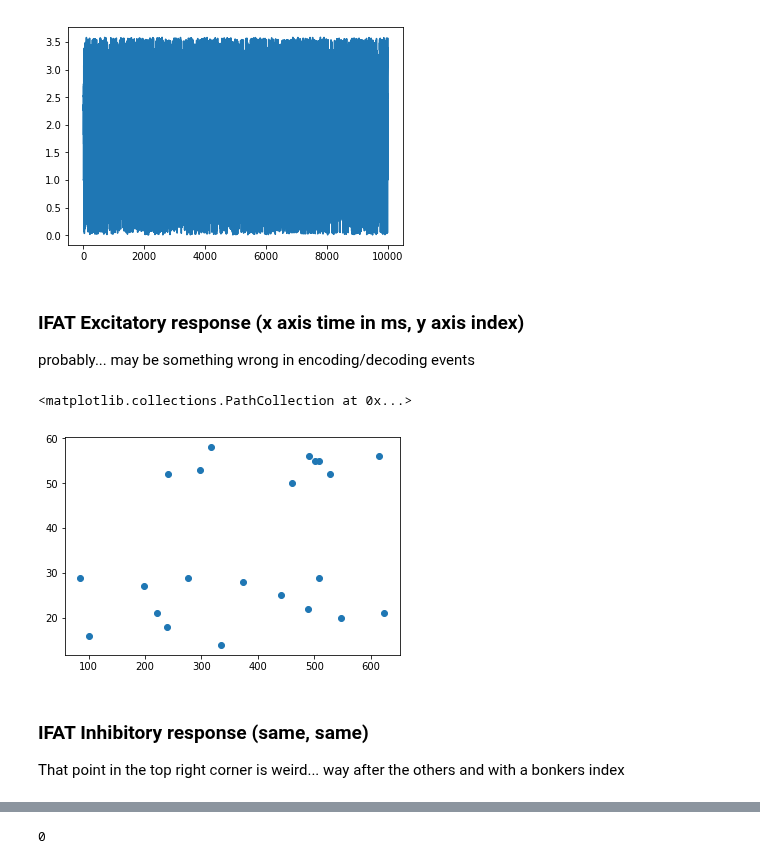
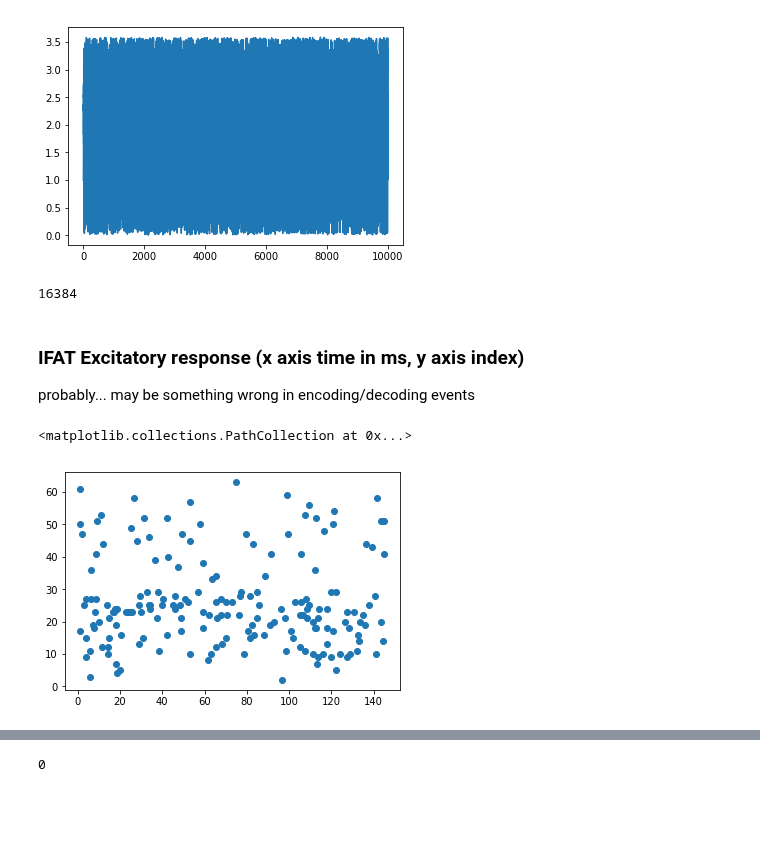
Before and after one commit to acellon/ifat-py, a Jupyter notebook: iscas-ifat.ipynb, the cells around one changed output, grey strips where cells are left out. Cells and saved outputs as stored; diff of their text form; code cells hidden in the pictures; blank space fills up the shorter version.

```diff
--- a/iscas-ifat.ipynb
+++ b/iscas-ifat.ipynb
@@ -404,6 +404,10 @@ def make_event(index, addr_x, wm, em_sel, wt=0, chip_sel=1, thr_switch=0, debug=
         print(format(out_event, '032b'))
 
     return out_event;
+# %%
+2<<13
+# %% [output]
+16384
 # %%
 def read_ifat_spikes(file, runtime, dt):
     dt = dt/second
@@ -420,7 +424,7 @@ def read_ifat_spikes(file, runtime, dt):
             if idx == 0:
                 offset_lo = int(count_lo)
             neuron = int(row)*30 + int(col)
-            time = dt*(((1<<13)-1)*int(count_hi) + int(count_lo) - offset_lo)
+            time = dt*(((1<<13)-1)*int(count_hi) + int(count_lo))# - offset_lo)
 
             if int(addrx):
                 inh_sp.append(neuron)
@@ -430,15 +434,13 @@ def read_ifat_spikes(file, runtime, dt):
                 exc_t.append(time)
     return asarray(exc_sp), asarray(exc_t), asarray(inh_sp), asarray(inh_t)
 # %%
-exc_sp, exc_t, inh_sp, inh_t = read_ifat_spikes('ifat_spikes (2).txt',300*ms,10*us)
+exc_sp, exc_t, inh_sp, inh_t = read_ifat_spikes('ifat_spikes_1037am.txt',300*ms,20*us)
 # %% [markdown]
 ### IFAT Excitatory response (x axis time in ms, y axis index)
 probably... may be something wrong in encoding/decoding events
 # %%
-scatter(exc_t*second/ms, exc_sp)
+scatter(exc_t[exc_sp<100]*second/(9*ms), exc_sp[exc_sp<100])
+#scatter(exc_t*second/(9*ms), exc_sp)
 # %% [output]
 <matplotlib.collections.PathCollection at 0x...>
-[figure, old version]
+[figure, new version]
-# %% [markdown]
-### IFAT Inhibitory response (same, same)
-That point in the top right corner is weird... way after the others and with a bonkers index
```
Also changed, not shown: parts of 17 cells of this notebook, 4 other files.
